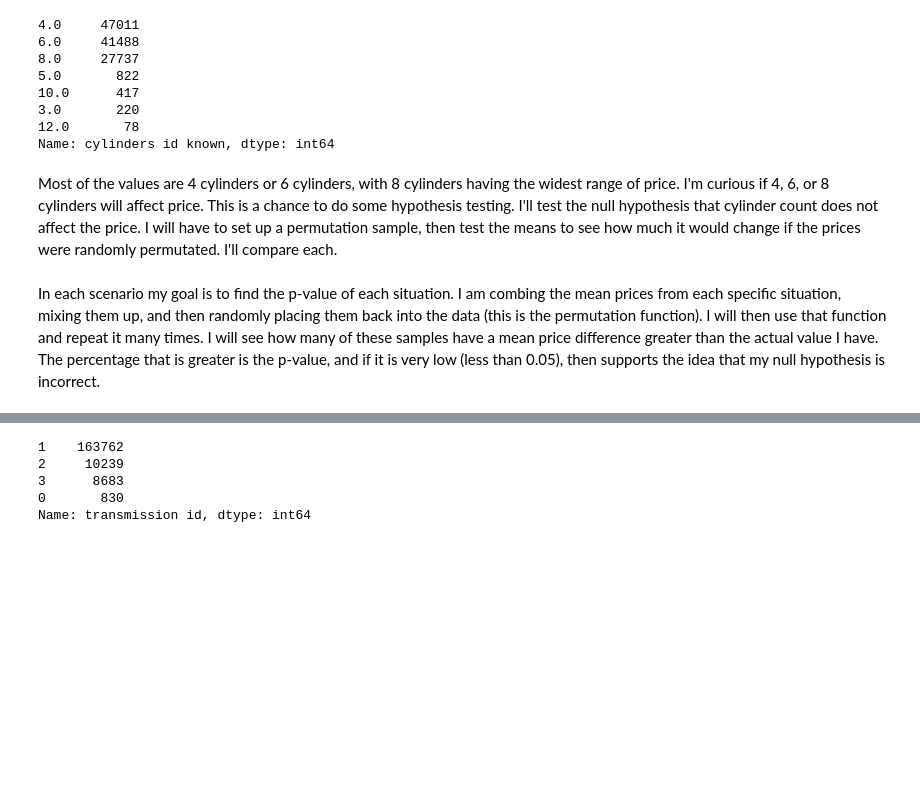
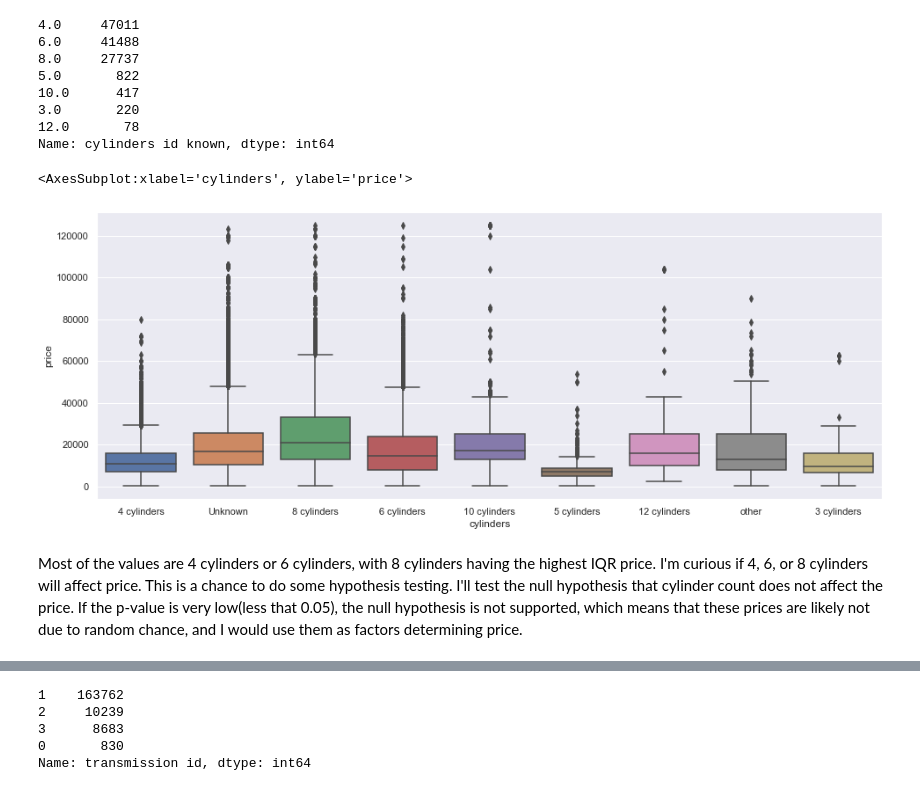
Before and after one commit to dawgtree/CapstoneTwoProject, a Jupyter notebook: 2nd_Capstone_EDA.ipynb, the cells around one changed output, grey strips where cells are left out. Drawn from its saved outputs; the diff is of its cells as text; code cells hidden in the pictures; blank space fills up the shorter version.

```diff
--- a/2nd_Capstone_EDA.ipynb
+++ b/2nd_Capstone_EDA.ipynb
@@ -439,7 +448,11 @@ cars['cylinders id known'].value_counts()
 3.0       220
 12.0       78
 Name: cylinders id known, dtype: int64
+# %%
+plt.figure(figsize=(16, 6))
+sns.boxplot(x='cylinders',y='price', data=cars)
+# %% [output]
+<AxesSubplot:xlabel='cylinders', ylabel='price'>
+[figure, added]
 # %% [markdown]
-Most of the values are 4 cylinders or 6 cylinders, with 8 cylinders having the widest range of price.  I'm curious if 4, 6, or 8 cylinders will affect price.  This is a chance to do some hypothesis testing.  I'll test the null hypothesis that cylinder count does not affect the price.  I will have to set up a permutation sample, then test the means to see how much it would change if the prices were randomly permutated. I'll compare each.
+Most of the values are 4 cylinders or 6 cylinders, with 8 cylinders having the highest IQR price.  I'm curious if 4, 6, or 8 cylinders will affect price.  This is a chance to do some hypothesis testing.  I'll test the null hypothesis that cylinder count does not affect the price.  If the p-value is very low(less that 0.05), the null hypothesis is not supported, which means that these prices are likely not due to random chance, and I would use them as factors determining price.
-# %% [markdown]
-In each scenario my goal is to find the p-value of each situation. I am combing the mean prices from each specific situation, mixing them up, and then randomly placing them back into the data (this is the permutation function).  I will then use that function and repeat it many times.  I will see how many of these samples have a mean price difference greater than the actual value I have.  The percentage that is greater is the p-value, and if it is very low (less than 0.05), then supports the idea that my null hypothesis is incorrect.
```
Also changed, not shown: parts of 56 cells of this notebook.
